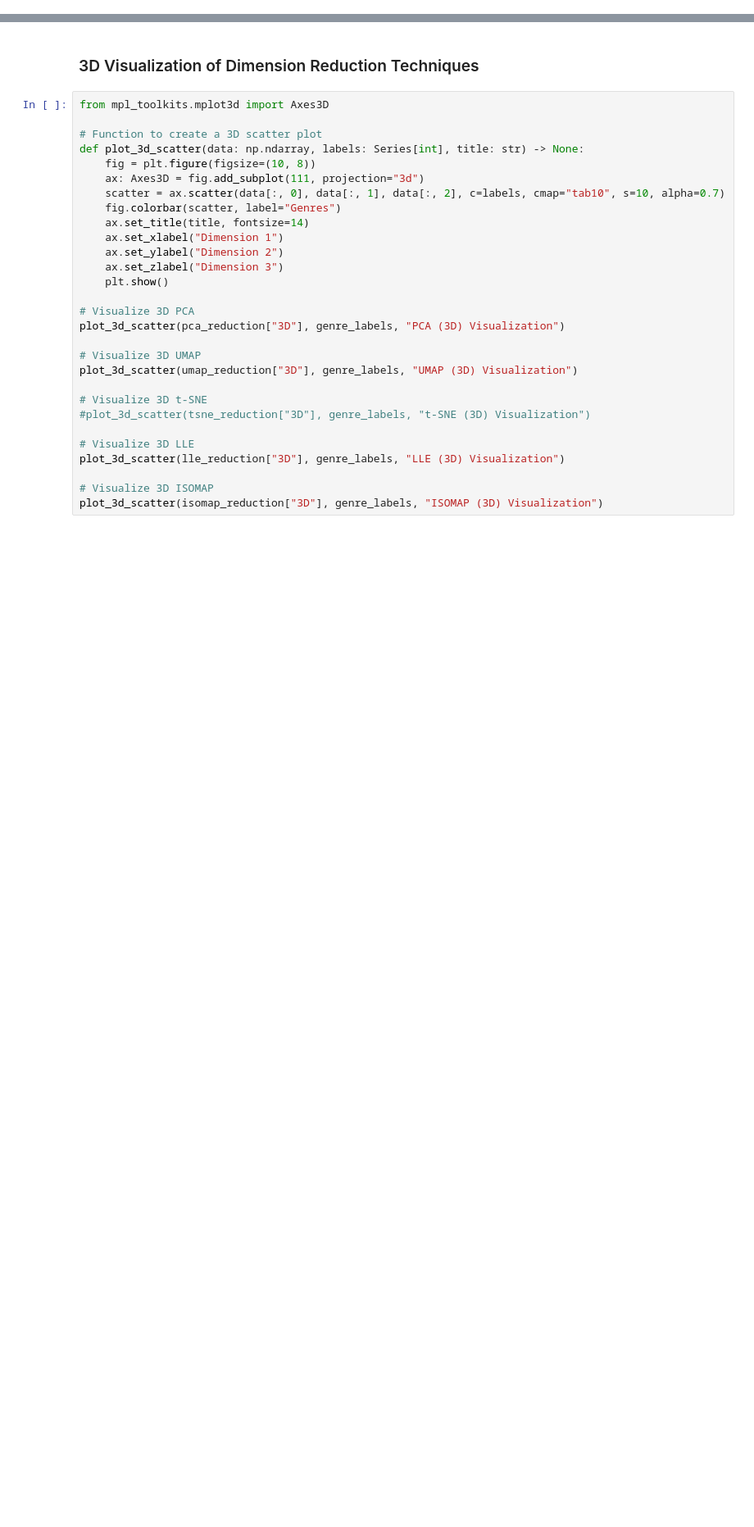
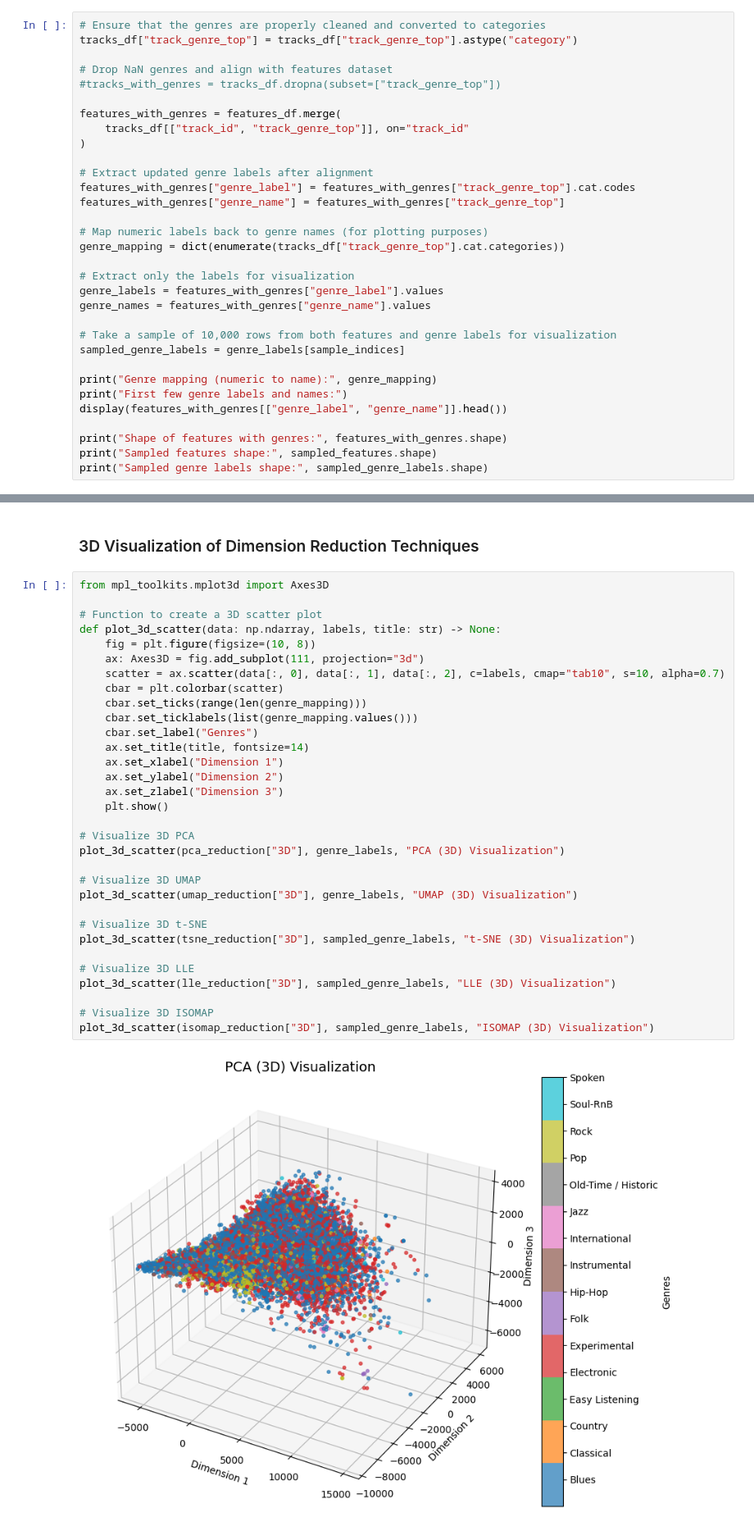
Before and after one commit to suxrobGM/cs6140-assignments, a Jupyter notebook: assignments/src/assignment4/notebook2.ipynb, the cells around one changed output, grey strips where cells are left out. Shown at 82% size. Saved outputs shown, nothing was run; the diff lists cells and outputs as text; blank space fills up the shorter version.

```diff
--- a/assignments/src/assignment4/notebook2.ipynb
+++ b/assignments/src/assignment4/notebook2.ipynb
@@ -255,0 +306,32 @@ print("First few genre labels:", genre_labels.head())
+# %%
+# Ensure that the genres are properly cleaned and converted to categories
+tracks_df["track_genre_top"] = tracks_df["track_genre_top"].astype("category")
+
+# Drop NaN genres and align with features dataset
+#tracks_with_genres = tracks_df.dropna(subset=["track_genre_top"])
+
+features_with_genres = features_df.merge(
+    tracks_df[["track_id", "track_genre_top"]], on="track_id"
+)
+
+# Extract updated genre labels after alignment
+features_with_genres["genre_label"] = features_with_genres["track_genre_top"].cat.codes
+features_with_genres["genre_name"] = features_with_genres["track_genre_top"]
+
+# Map numeric labels back to genre names (for plotting purposes)
+genre_mapping = dict(enumerate(tracks_df["track_genre_top"].cat.categories))
+
+# Extract only the labels for visualization
+genre_labels = features_with_genres["genre_label"].values
+genre_names = features_with_genres["genre_name"].values
+
+# Take a sample of 10,000 rows from both features and genre labels for visualization
+sampled_genre_labels = genre_labels[sample_indices]
+
+print("Genre mapping (numeric to name):", genre_mapping)
+print("First few genre labels and names:")
+display(features_with_genres[["genre_label", "genre_name"]].head())
+
+print("Shape of features with genres:", features_with_genres.shape)
+print("Sampled features shape:", sampled_features.shape)
+print("Sampled genre labels shape:", sampled_genre_labels.shape)
@@ -287,29 +389,34 @@ plot_2d_scatter(isomap_reduction["2D"], genre_labels, "ISOMAP (2D) Visualization
 # %%
 from mpl_toolkits.mplot3d import Axes3D
 
 # Function to create a 3D scatter plot
-def plot_3d_scatter(data: np.ndarray, labels: Series[int], title: str) -> None:
+def plot_3d_scatter(data: np.ndarray, labels, title: str) -> None:
     fig = plt.figure(figsize=(10, 8))
     ax: Axes3D = fig.add_subplot(111, projection="3d")
     scatter = ax.scatter(data[:, 0], data[:, 1], data[:, 2], c=labels, cmap="tab10", s=10, alpha=0.7)
-    fig.colorbar(scatter, label="Genres")
+    cbar = plt.colorbar(scatter)
+    cbar.set_ticks(range(len(genre_mapping)))
+    cbar.set_ticklabels(list(genre_mapping.values()))
+    cbar.set_label("Genres")
     ax.set_title(title, fontsize=14)
     ax.set_xlabel("Dimension 1")
     ax.set_ylabel("Dimension 2")
     ax.set_zlabel("Dimension 3")
     plt.show()
 
 # Visualize 3D PCA
 plot_3d_scatter(pca_reduction["3D"], genre_labels, "PCA (3D) Visualization")
 
 # Visualize 3D UMAP
 plot_3d_scatter(umap_reduction["3D"], genre_labels, "UMAP (3D) Visualization")
 
 # Visualize 3D t-SNE
-#plot_3d_scatter(tsne_reduction["3D"], genre_labels, "t-SNE (3D) Visualization")
+plot_3d_scatter(tsne_reduction["3D"], sampled_genre_labels, "t-SNE (3D) Visualization")
 
 # Visualize 3D LLE
-plot_3d_scatter(lle_reduction["3D"], genre_labels, "LLE (3D) Visualization")
+plot_3d_scatter(lle_reduction["3D"], sampled_genre_labels, "LLE (3D) Visualization")
 
 # Visualize 3D ISOMAP
-plot_3d_scatter(isomap_reduction["3D"], genre_labels, "ISOMAP (3D) Visualization")
+plot_3d_scatter(isomap_reduction["3D"], sampled_genre_labels, "ISOMAP (3D) Visualization")
+# %% [output]
+[figure, added]
```
Also changed, not shown: parts of 18 cells of this notebook.
